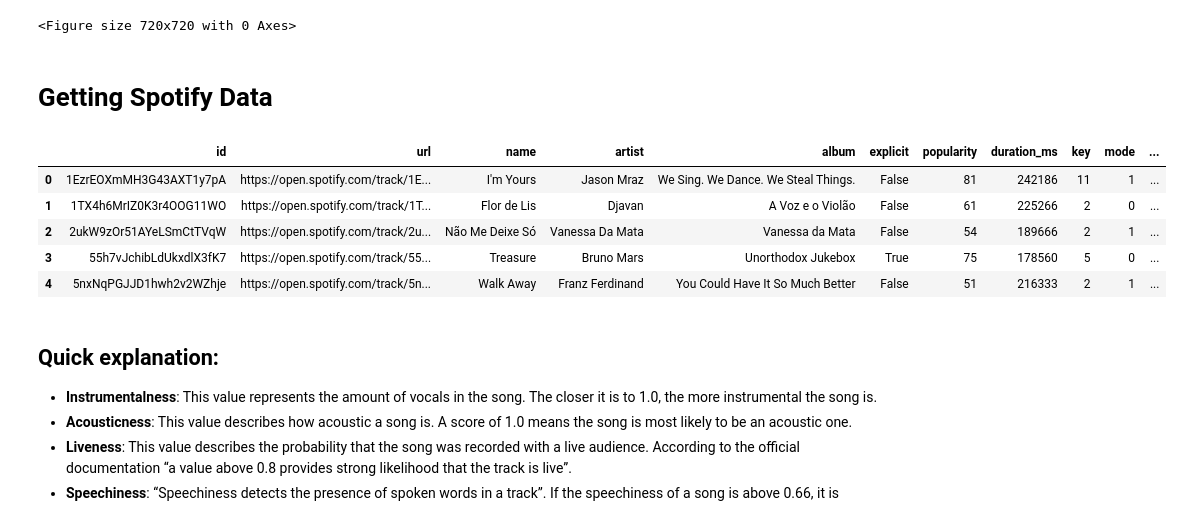
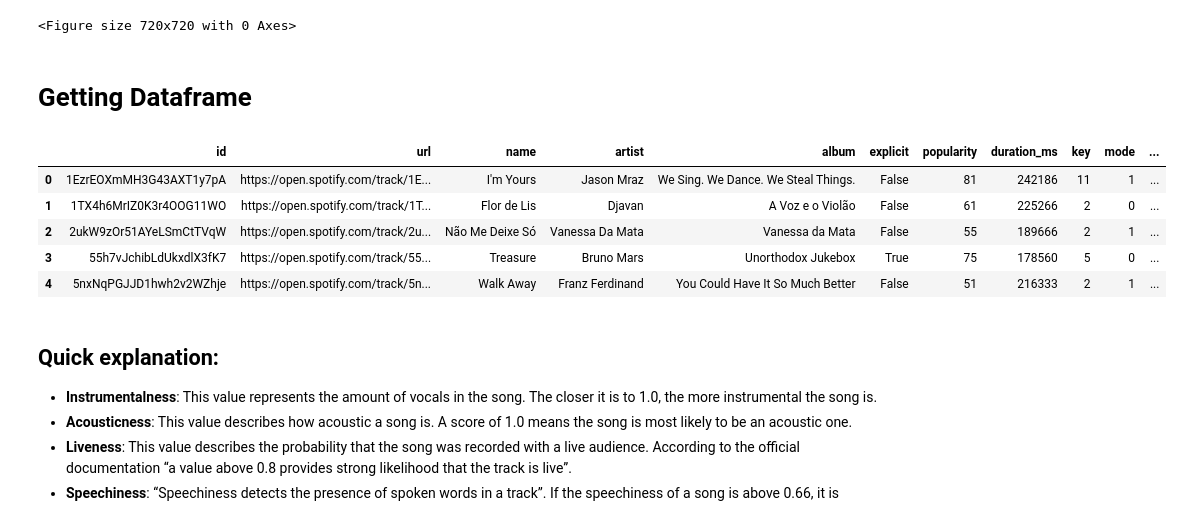
Before and after one commit to marcelodof/spotify-analysis, a Jupyter notebook: notebook/SpotifyExplorationNotebook.ipynb, the cells around one changed output. Drawn from its saved outputs; the diff is of its cells as text; code cells hidden in the pictures.

```diff
--- a/notebook/SpotifyExplorationNotebook.ipynb
+++ b/notebook/SpotifyExplorationNotebook.ipynb
@@ -52,13 +40,13 @@ pd.options.display.float_format = '{:.2f}'.format
 # %% [markdown]
-# Getting Spotify Data
+# Getting Dataframe
 # %%
-df_raw = pd.read_csv('./csv/dizem_que_o_amor_atrai.csv')
+df_raw = pd.read_csv('../csv/dizem_que_o_amor_atrai.csv')
 df_raw.head()
 # %% [output]
 |  | id | url | name | artist | album | explicit | popularity | duration_ms | key | mode | ... |
 | 0 | 1EzrEOXmMH3G43AXT1y7pA | https://open.spotify.com/track/1E... | I'm Yours | Jason Mraz | We Sing. We Dance. We Steal Things. | False | 81 | 242186 | 11 | 1 | ... |
 | 1 | 1TX4h6MrIZ0K3r4OOG11WO | https://open.spotify.com/track/1T... | Flor de Lis | Djavan | A Voz e o Violão | False | 61 | 225266 | 2 | 0 | ... |
-| 2 | 2ukW9zOr51AYeLSmCtTVqW | https://open.spotify.com/track/2u... | Não Me Deixe Só | Vanessa Da Mata | Vanessa da Mata | False | 54 | 189666 | 2 | 1 | ... |
+| 2 | 2ukW9zOr51AYeLSmCtTVqW | https://open.spotify.com/track/2u... | Não Me Deixe Só | Vanessa Da Mata | Vanessa da Mata | False | 55 | 189666 | 2 | 1 | ... |
 | 3 | 55h7vJchibLdUkxdlX3fK7 | https://open.spotify.com/track/55... | Treasure | Bruno Mars | Unorthodox Jukebox | True | 75 | 178560 | 5 | 0 | ... |
 | 4 | 5nxNqPGJJD1hwh2v2WZhje | https://open.spotify.com/track/5n... | Walk Away | Franz Ferdinand | You Could Have It So Much Better | False | 51 | 216333 | 2 | 1 | ... |
 # %% [markdown]
```
Also changed, not shown: parts of 7 cells of this notebook, 1 other file.
